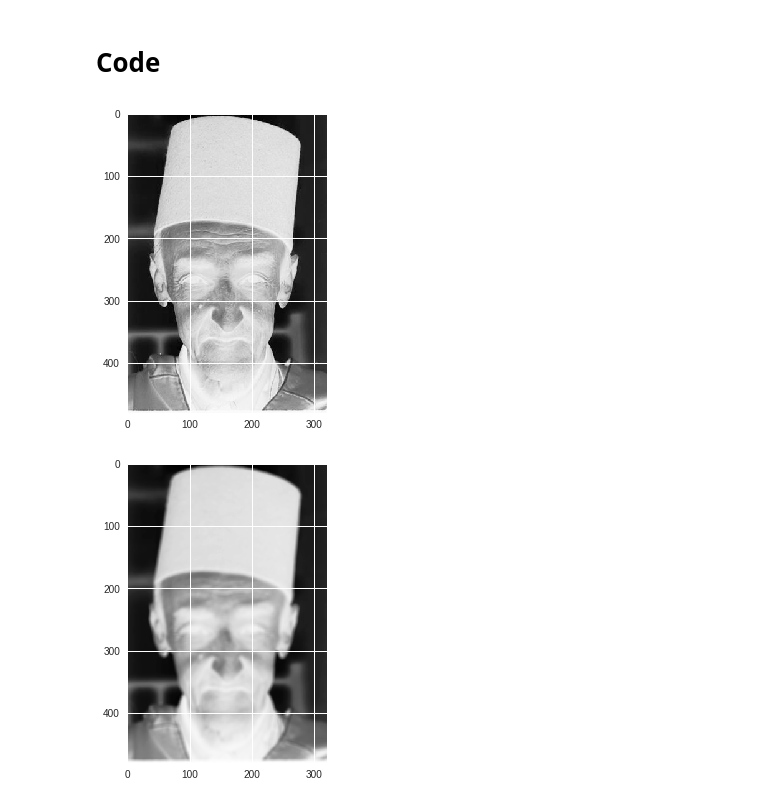
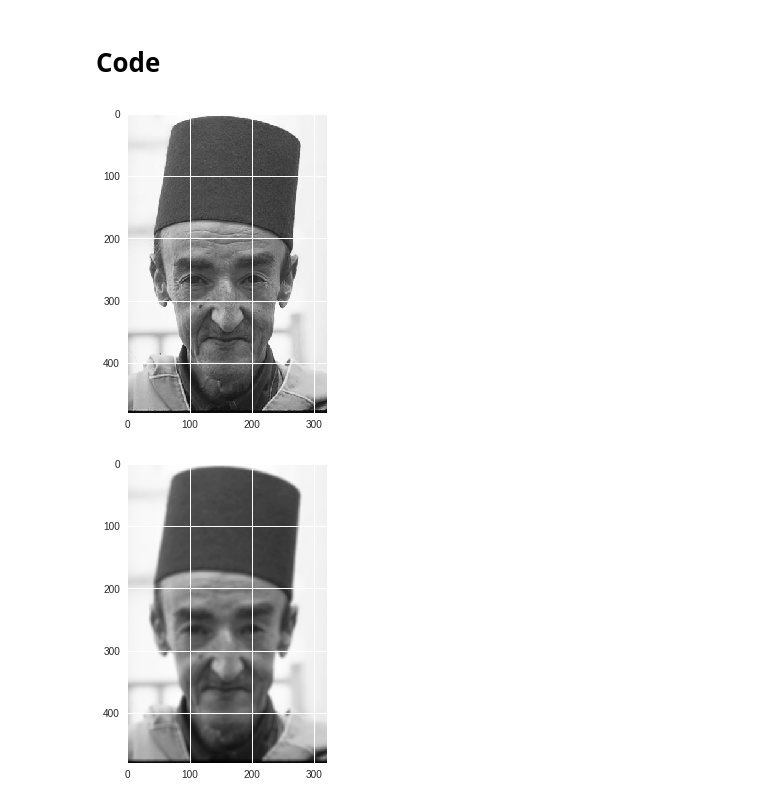
Before and after one commit to FNSYacoub/Cartoonify-Images, a Jupyter notebook: Cartoonify_Images.ipynb, the cells around one changed output. Cells and saved outputs as stored; diff of their text form; code cells hidden in the pictures.

Commit message:
RBG2GRAY converts image to inverted scale NOW FIXED

```diff
--- a/Cartoonify_Images.ipynb
+++ b/Cartoonify_Images.ipynb
@@ -70,14 +70,13 @@ image.shape
 # %% [markdown]
 # Code
 # %%
-# image =
-# TODO: set image reference
+image = 255 - image
 gray = cv2.cvtColor(image, cv2.COLOR_BGR2GRAY)
 plt.imshow(gray)
 plt.show(True)
 dst = cv2.GaussianBlur(gray,(7,7),cv2.BORDER_DEFAULT)
 plt.imshow(dst)
 plt.show(True)
 # %% [output]
-[figure, old version]
+[figure, new version]
-[figure, old version]
+[figure, new version]
```
